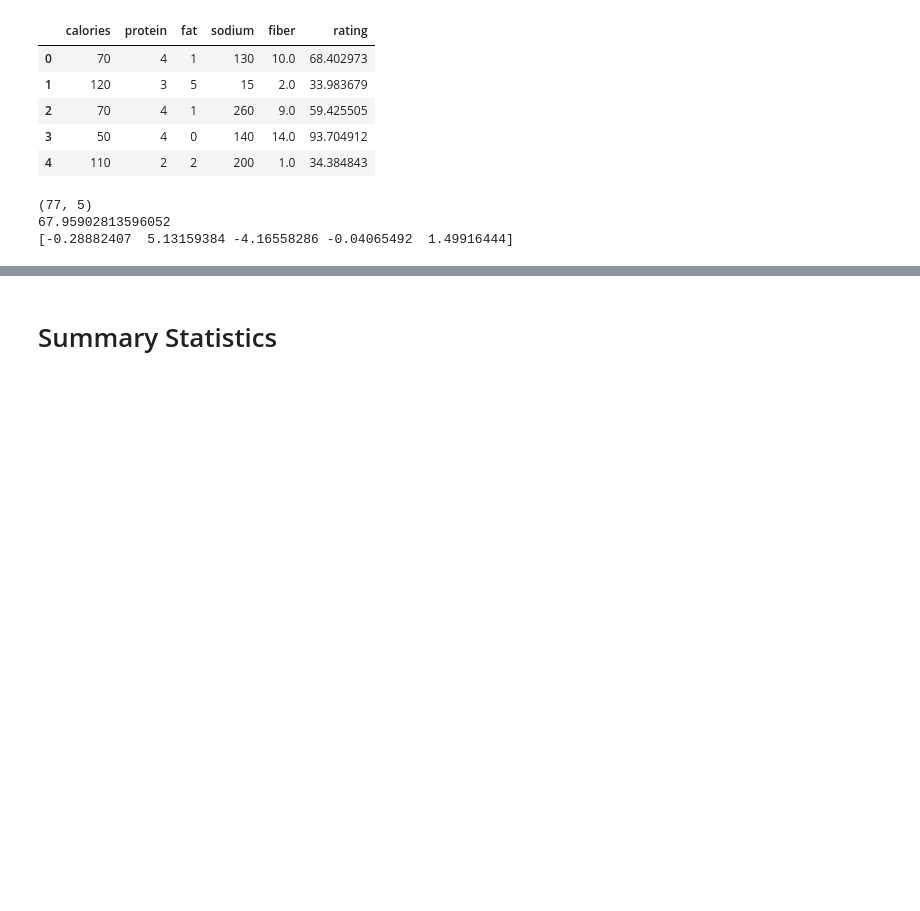
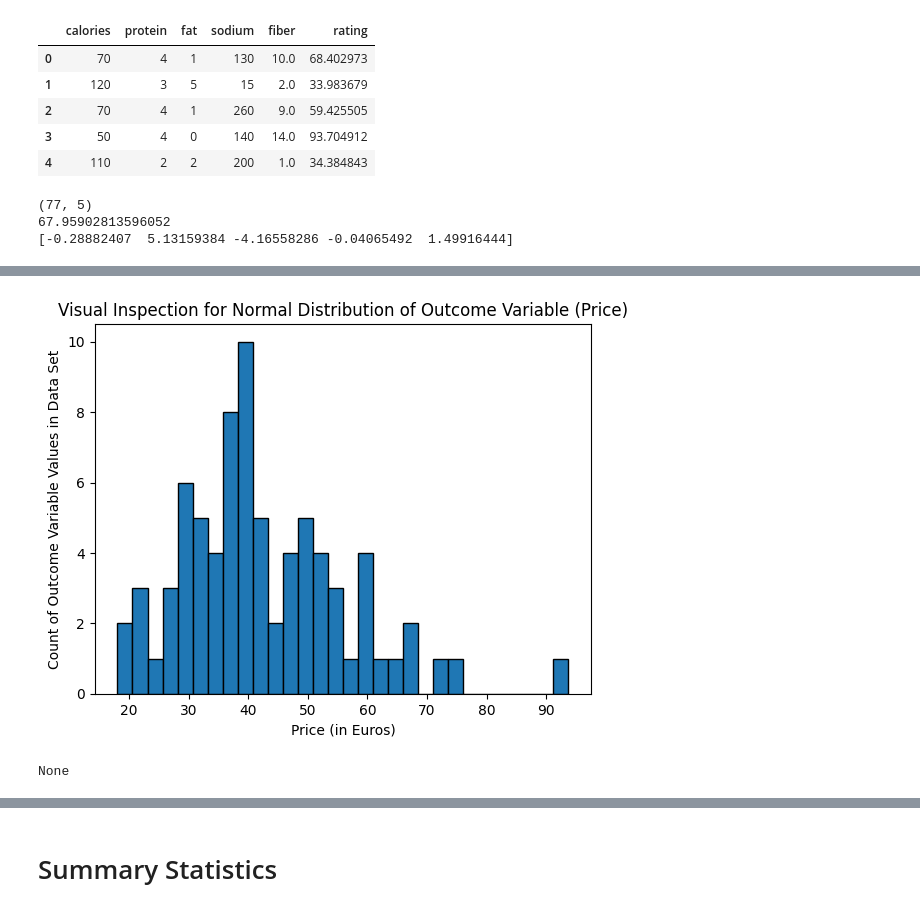
Before and after one commit to beneDesp/GLDM3002, a Jupyter notebook: mattWalsh_LAB2.ipynb, the cells around one changed output, grey strips where cells are left out. Saved outputs shown, nothing was run; the diff lists cells and outputs as text; code cells hidden in the pictures; blank space fills up the shorter version.

```diff
--- a/mattWalsh_LAB2.ipynb
+++ b/mattWalsh_LAB2.ipynb
@@ -102,0 +125,16 @@ print(lr_model.coef_)
+# %%
+#see distribution of outcome varible to determine if Linear Regression assumtions of normality are reasonable
+
+import matplotlib.pyplot as plt
+
+#create histogram to visualize values in dataset
+plt.xlabel("Price (in Euros)")
+plt.ylabel("Count of Outcome Variable Values in Data Set")
+plt.title('Visual Inspection for Normal Distribution of Outcome Variable (Price)')
+plt.hist(outcome, edgecolor='black', bins=30)
+
+#fig = sm.qqplot(corrola_enc['Price'], line='45')
+print(plt.show())
+# %% [output]
+[figure, added]
+None
```
Also changed, not shown: parts of 3 cells of this notebook.
